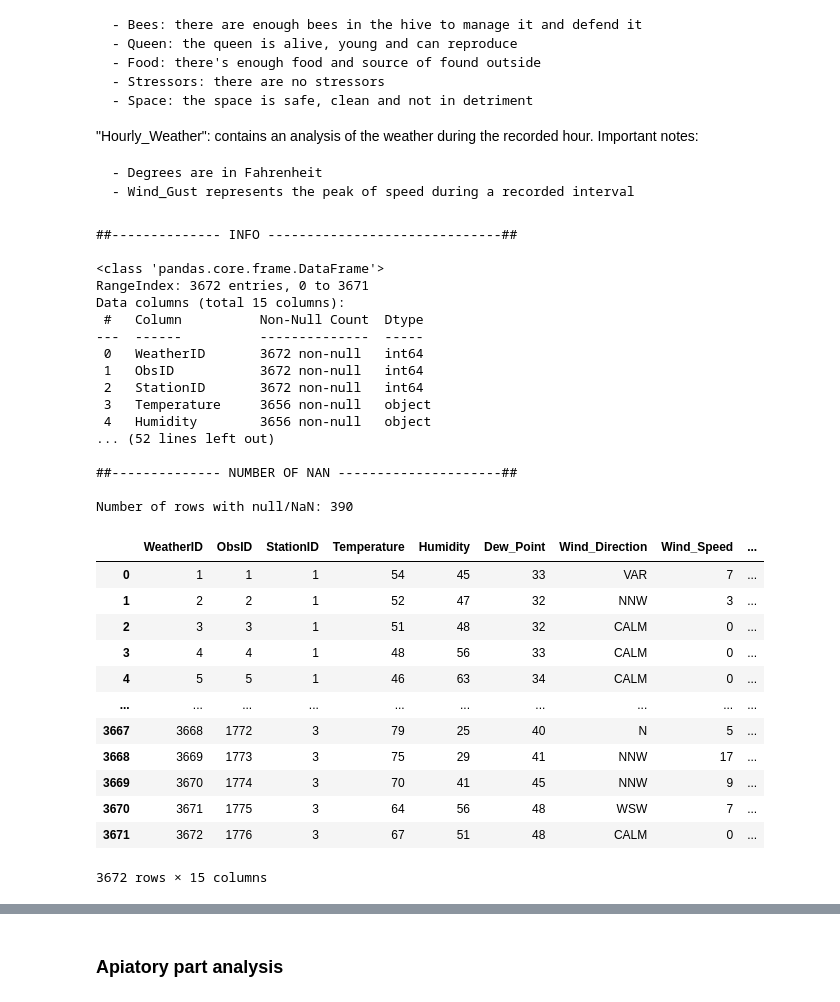
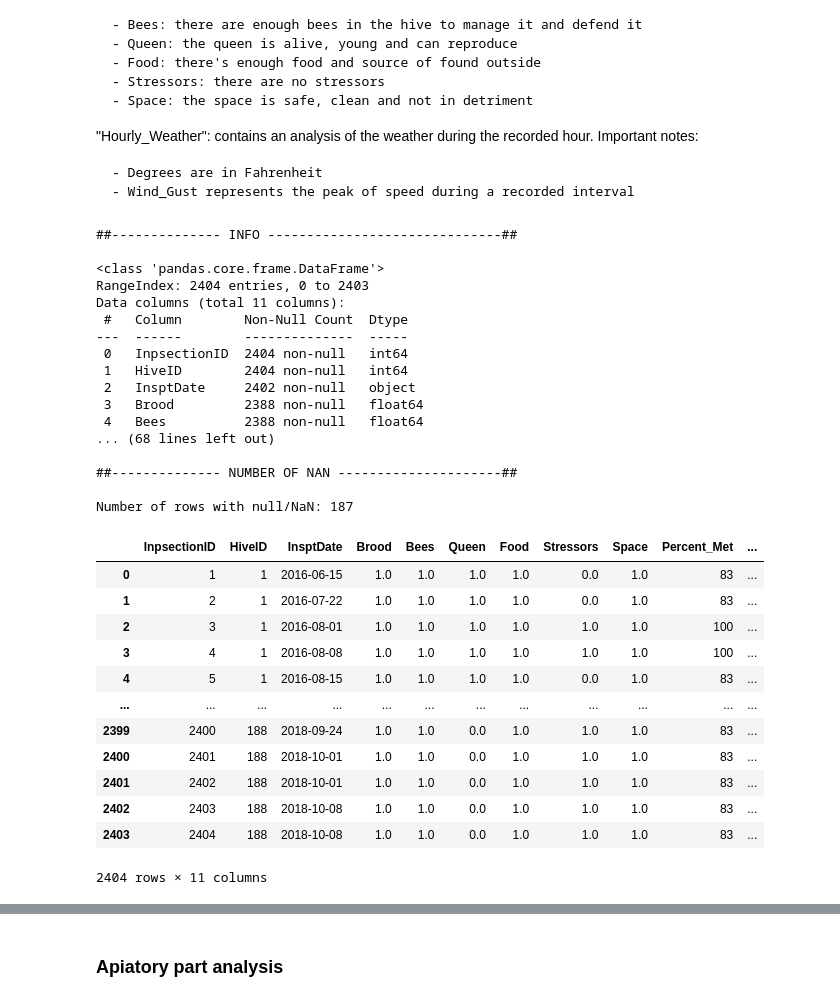
Before and after one commit to Ddav3/Bees_production_analysis, a Jupyter notebook: honey_production.ipynb, the cells around one changed output, grey strips where cells are left out. Drawn from its saved outputs; the diff is of its cells as text; code cells hidden in the pictures.

```diff
--- a/honey_production.ipynb
+++ b/honey_production.ipynb
@@ -192,41 +193,41 @@ Important notes:
     - Degrees are in Fahrenheit
     - Wind_Gust represents the peak of speed during a recorded interval
 # %%
-table = inspections_on_weather_dict["Hourly_Weather"]
+table = inspections_on_weather_dict["HCC_Inspections"]
 utils.EDA(table)
 
 table
 # %% [output]
 ##-------------- INFO ------------------------------##
 
 <class 'pandas.core.frame.DataFrame'>
-RangeIndex: 3672 entries, 0 to 3671
-Data columns (total 15 columns):
- #   Column          Non-Null Count  Dtype
----  ------          --------------  -----
- 0   WeatherID       3672 non-null   int64
- 1   ObsID           3672 non-null   int64
- 2   StationID       3672 non-null   int64
- 3   Temperature     3656 non-null   object
- 4   Humidity        3656 non-null   object
-... (52 lines left out)
+RangeIndex: 2404 entries, 0 to 2403
+Data columns (total 11 columns):
+ #   Column        Non-Null Count  Dtype
+---  ------        --------------  -----
+ 0   InpsectionID  2404 non-null   int64
+ 1   HiveID        2404 non-null   int64
+ 2   InsptDate     2402 non-null   object
+ 3   Brood         2388 non-null   float64
+ 4   Bees          2388 non-null   float64
+... (68 lines left out)
 
 ##-------------- NUMBER OF NAN ---------------------##
 
-Number of rows with null/NaN: 390
+Number of rows with null/NaN: 187
-|  | WeatherID | ObsID | StationID | Temperature | Humidity | Dew_Point | Wind_Direction | Wind_Speed | ... |
-| 0 | 1 | 1 | 1 | 54 | 45 | 33 | VAR | 7 | ... |
-| 1 | 2 | 2 | 1 | 52 | 47 | 32 | NNW | 3 | ... |
-| 2 | 3 | 3 | 1 | 51 | 48 | 32 | CALM | 0 | ... |
-| 3 | 4 | 4 | 1 | 48 | 56 | 33 | CALM | 0 | ... |
-| 4 | 5 | 5 | 1 | 46 | 63 | 34 | CALM | 0 | ... |
-| ... | ... | ... | ... | ... | ... | ... | ... | ... | ... |
-| 3667 | 3668 | 1772 | 3 | 79 | 25 | 40 | N | 5 | ... |
-| 3668 | 3669 | 1773 | 3 | 75 | 29 | 41 | NNW | 17 | ... |
-| 3669 | 3670 | 1774 | 3 | 70 | 41 | 45 | NNW | 9 | ... |
-| 3670 | 3671 | 1775 | 3 | 64 | 56 | 48 | WSW | 7 | ... |
-| 3671 | 3672 | 1776 | 3 | 67 | 51 | 48 | CALM | 0 | ... |
+|  | InpsectionID | HiveID | InsptDate | Brood | Bees | Queen | Food | Stressors | Space | Percent_Met | ... |
+| 0 | 1 | 1 | 2016-06-15 | 1.0 | 1.0 | 1.0 | 1.0 | 0.0 | 1.0 | 83 | ... |
+| 1 | 2 | 1 | 2016-07-22 | 1.0 | 1.0 | 1.0 | 1.0 | 0.0 | 1.0 | 83 | ... |
+| 2 | 3 | 1 | 2016-08-01 | 1.0 | 1.0 | 1.0 | 1.0 | 1.0 | 1.0 | 100 | ... |
+| 3 | 4 | 1 | 2016-08-08 | 1.0 | 1.0 | 1.0 | 1.0 | 1.0 | 1.0 | 100 | ... |
+| 4 | 5 | 1 | 2016-08-15 | 1.0 | 1.0 | 1.0 | 1.0 | 0.0 | 1.0 | 83 | ... |
+| ... | ... | ... | ... | ... | ... | ... | ... | ... | ... | ... | ... |
+| 2399 | 2400 | 188 | 2018-09-24 | 1.0 | 1.0 | 0.0 | 1.0 | 1.0 | 1.0 | 83 | ... |
+| 2400 | 2401 | 188 | 2018-10-01 | 1.0 | 1.0 | 0.0 | 1.0 | 1.0 | 1.0 | 83 | ... |
+| 2401 | 2402 | 188 | 2018-10-01 | 1.0 | 1.0 | 0.0 | 1.0 | 1.0 | 1.0 | 83 | ... |
+| 2402 | 2403 | 188 | 2018-10-08 | 1.0 | 1.0 | 0.0 | 1.0 | 1.0 | 1.0 | 83 | ... |
+| 2403 | 2404 | 188 | 2018-10-08 | 1.0 | 1.0 | 0.0 | 1.0 | 1.0 | 1.0 | 83 | ... |
-3672 rows × 15 columns
+2404 rows × 11 columns
 # %%
 apiary_part = inspections_on_weather_dict["Apiary_Information"].merge(inspections_on_weather_dict["Hive_Information"]).merge(inspections_on_weather_dict["HCC_Inspections"])
 apiary_part.rename(columns={"InsptDate": "Date", }, inplace=True)
```
Also changed, not shown: parts of 7 cells of this notebook.
